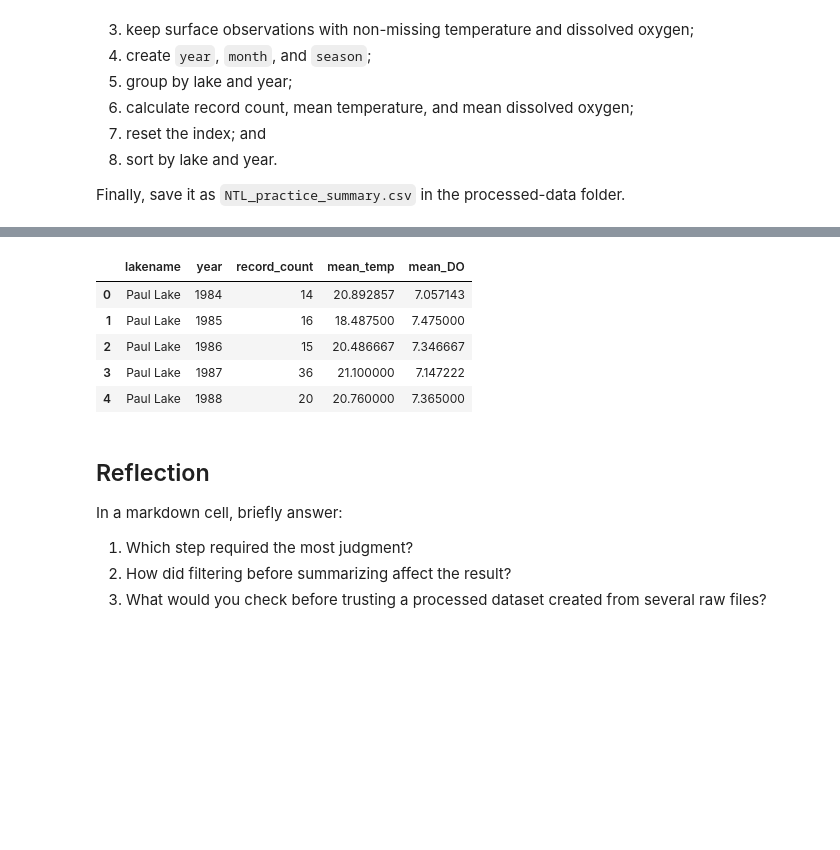
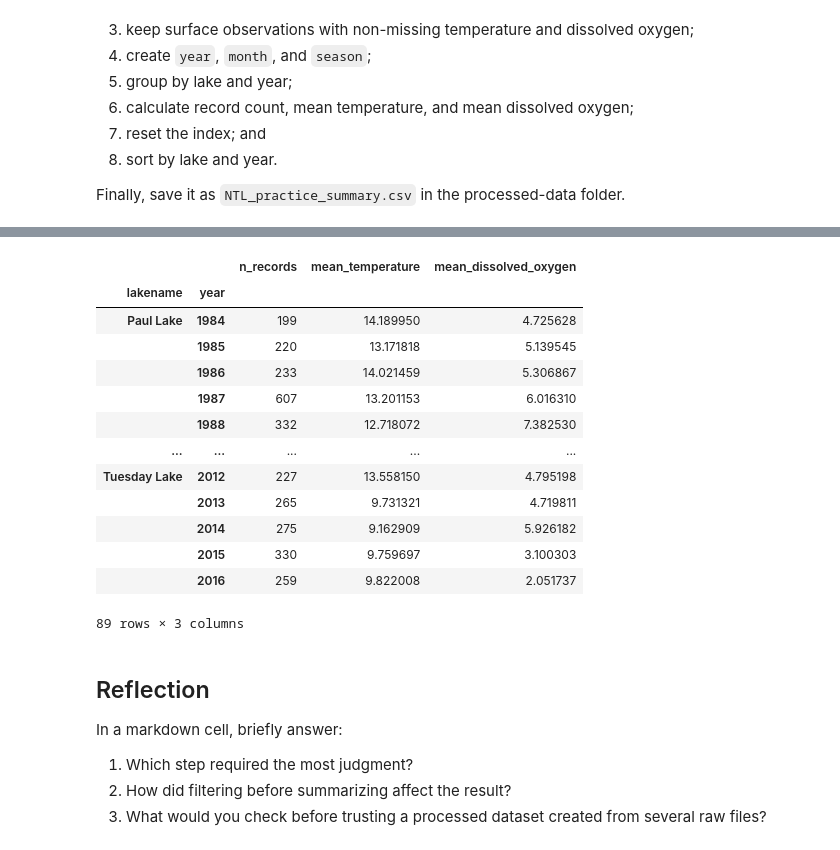
Before and after one commit to mbunker11/ENVR700, a Jupyter notebook: Lessons/M4-L-data-wrangling.ipynb, the cells around one changed output, grey strips where cells are left out. Drawn from its saved outputs; the diff is of its cells as text; code cells hidden in the pictures; blank space fills up the shorter version.

```diff
--- a/Lessons/M4-L-data-wrangling.ipynb
+++ b/Lessons/M4-L-data-wrangling.ipynb
@@ -417,11 +426,40 @@ Finally, save it as `NTL_practice_summary.csv` in the processed-data folder.
 # %%
 # Build practice_summary here
+PPT_lakes = ["Paul Lake", "Peter Lake", "Tuesday Lake"]
+
+practice_summary = (
+    NTL
+    .loc[lambda df: df["lakename"].isin(PPT_lakes)]
+    .loc[lambda df: df["temperature_C"].notna()]
+    .loc[lambda df: df["dissolvedOxygen"].notna()]
+    .assign(
+            year=lambda df: df["sampledate"].dt.year,
+            month=lambda df: df["sampledate"].dt.month,
+    )
+    .reset_index()
+    .groupby(["lakename", "year"])
+    .agg(
+        n_records=("temperature_C", "count"),
+        mean_temperature=("temperature_C", "mean"),
+        mean_dissolved_oxygen=("dissolvedOxygen", "mean")
+    )
+)
+
+practice_summary
 # %% [output]
-|  | lakename | year | record_count | mean_temp | mean_DO |
-| 0 | Paul Lake | 1984 | 14 | 20.892857 | 7.057143 |
-| 1 | Paul Lake | 1985 | 16 | 18.487500 | 7.475000 |
-| 2 | Paul Lake | 1986 | 15 | 20.486667 | 7.346667 |
-| 3 | Paul Lake | 1987 | 36 | 21.100000 | 7.147222 |
-| 4 | Paul Lake | 1988 | 20 | 20.760000 | 7.365000 |
+|  |  | n_records | mean_temperature | mean_dissolved_oxygen |
+| lakename | year |  |  |  |
+| Paul Lake | 1984 | 199 | 14.189950 | 4.725628 |
+|  | 1985 | 220 | 13.171818 | 5.139545 |
+|  | 1986 | 233 | 14.021459 | 5.306867 |
+|  | 1987 | 607 | 13.201153 | 6.016310 |
+|  | 1988 | 332 | 12.718072 | 7.382530 |
+| ... | ... | ... | ... | ... |
+| Tuesday Lake | 2012 | 227 | 13.558150 | 4.795198 |
+|  | 2013 | 265 | 9.731321 | 4.719811 |
+|  | 2014 | 275 | 9.162909 | 5.926182 |
+|  | 2015 | 330 | 9.759697 | 3.100303 |
+|  | 2016 | 259 | 9.822008 | 2.051737 |
+89 rows × 3 columns
 # %%
 # Export the processed summary here
```
Also changed, not shown: parts of 2 cells of this notebook, 1 other file.
